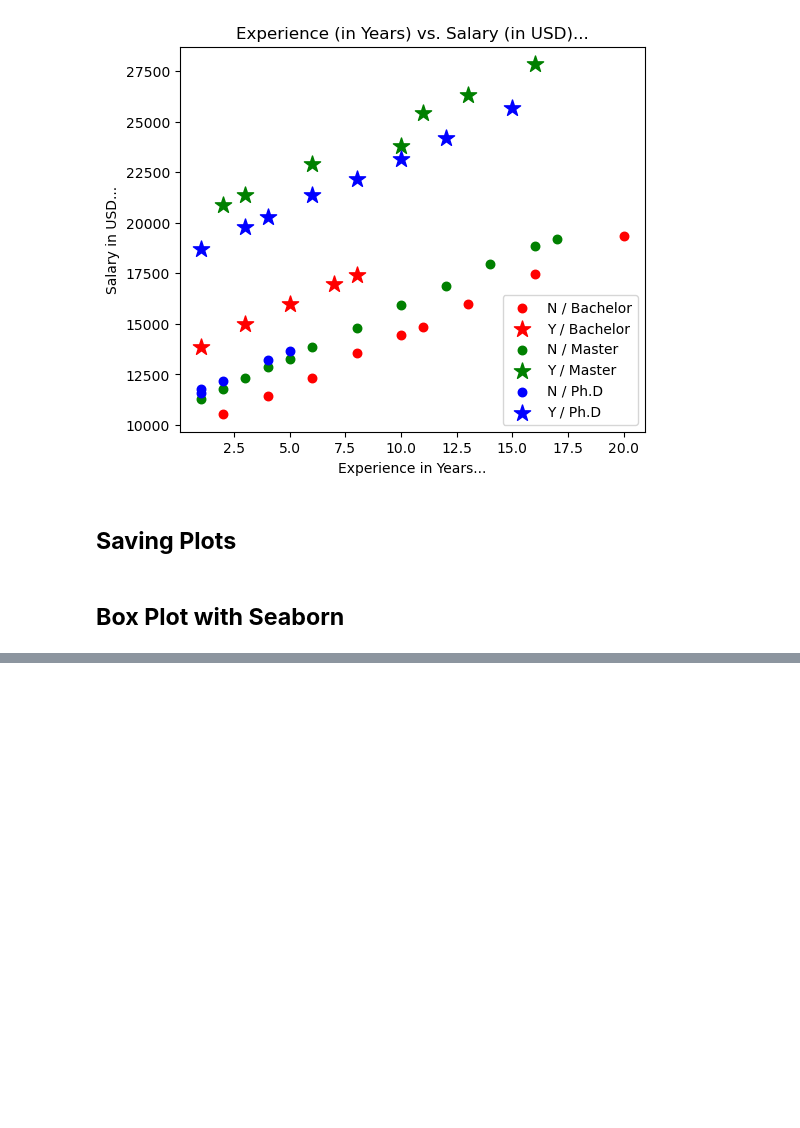
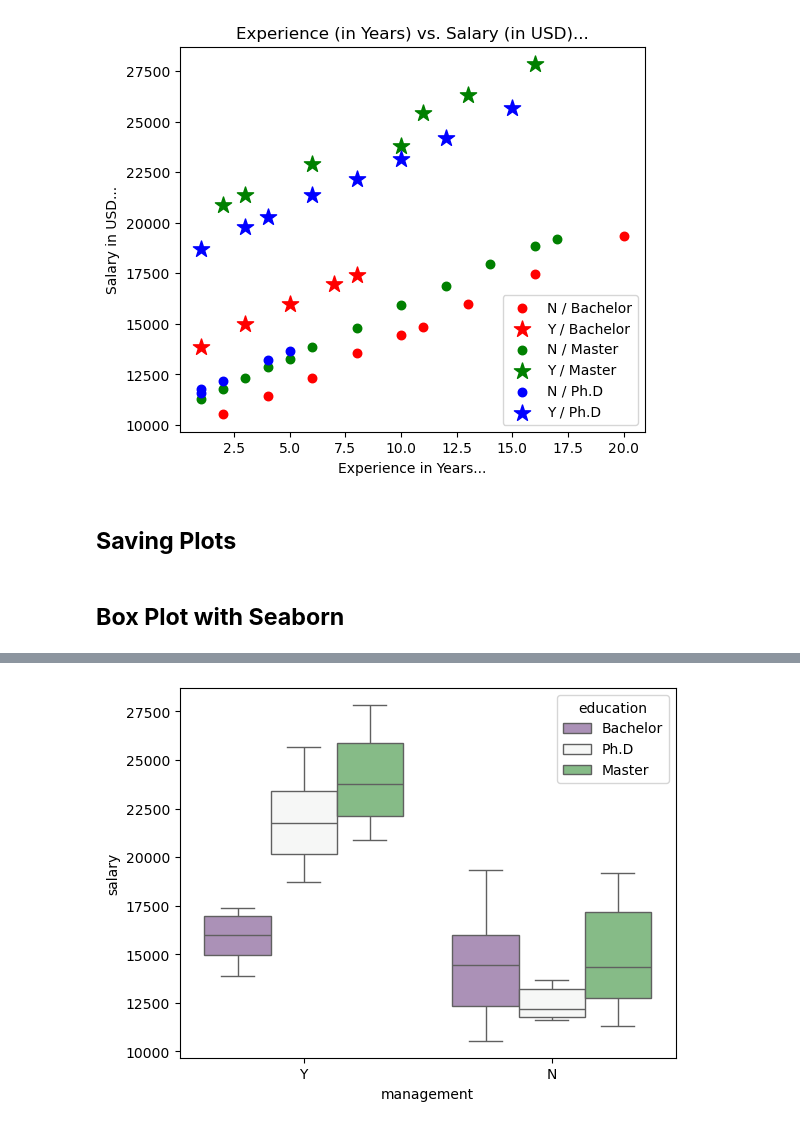
Before and after one commit to toarnabtrainer/SVGI-Data-Science-Course-Batch-1, a Jupyter notebook: Data Visualization.ipynb, the cells around one changed output, grey strips where cells are left out. Drawn from its saved outputs; the diff is of its cells as text; code cells hidden in the pictures; blank space fills up the shorter version.

```diff
--- a/Data Visualization.ipynb
+++ b/Data Visualization.ipynb
@@ -253,0 +277,5 @@ plt.close()
+# %%
+sns.boxplot(x = "management", y = "salary", hue = "education", palette = "PRGn", data = salary_df)
+plt.show()
+# %% [output]
+[figure, added]
```
Also changed, not shown: parts of 9 cells of this notebook.
